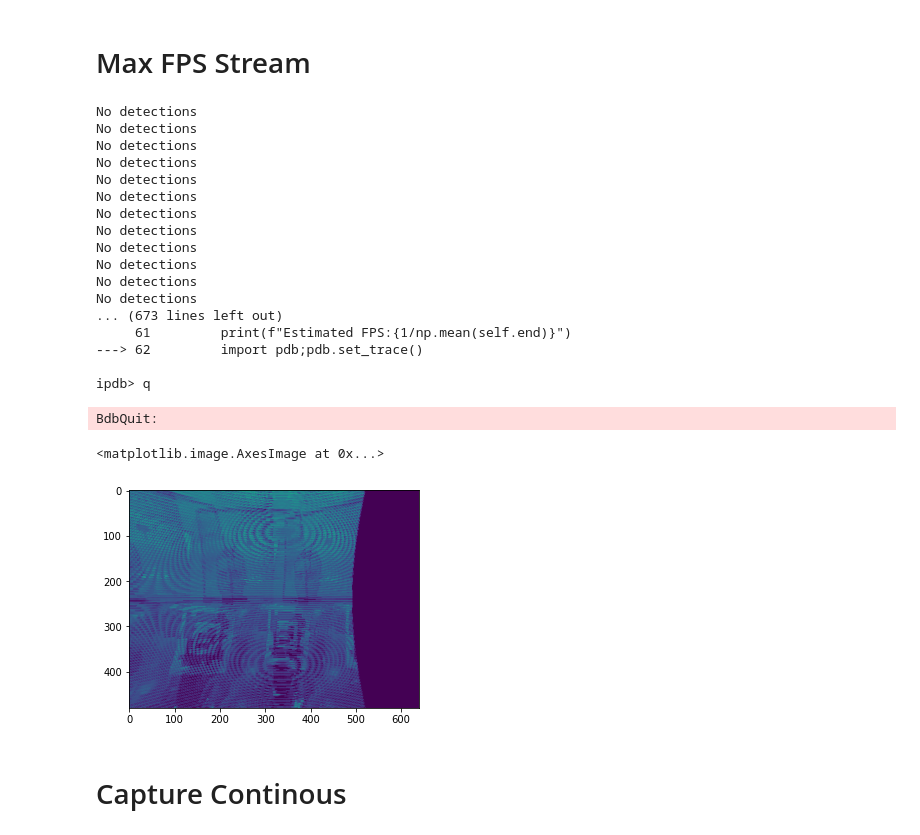
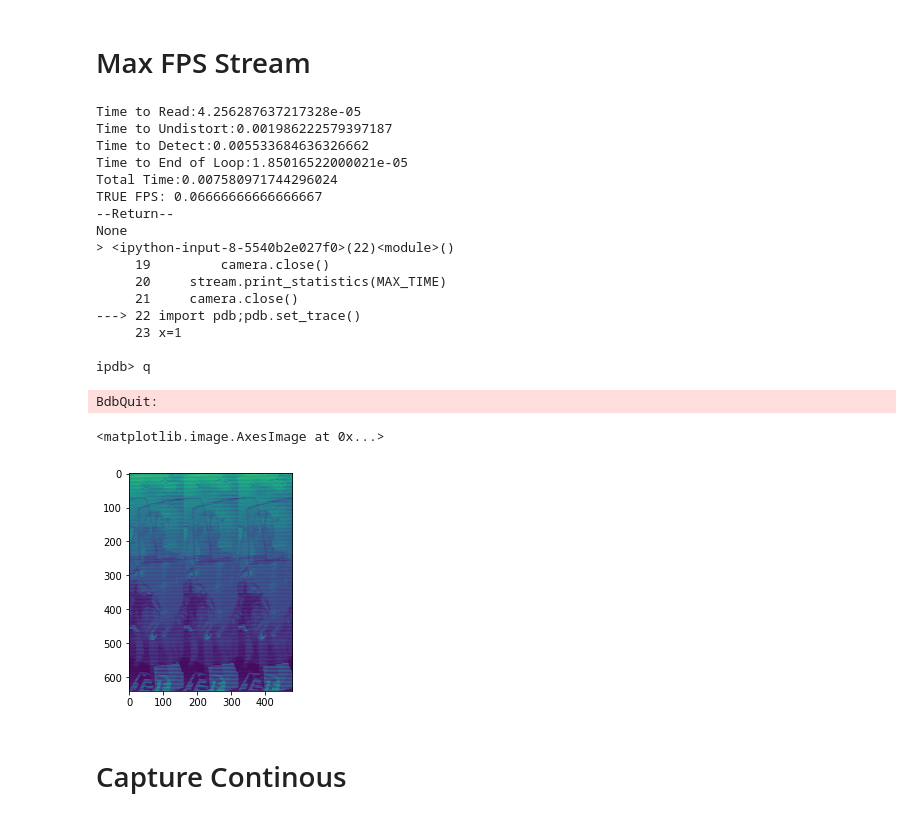
Before and after one commit to teddylew12/race_on_cv, a Jupyter notebook: Real_Time_Linux.ipynb, the cells around one changed output. Cells and saved outputs as stored; diff of their text form; code cells hidden in the pictures.

Commit message:
Some issue with the camera

```diff
--- a/Real_Time_Linux.ipynb
+++ b/Real_Time_Linux.ipynb
@@ -108,9 +108,8 @@ class Stream():
             # If no new tag detections in this frame, assume (naively) that the camera stayed in the same position
             # as the previous frame
         else:
-            self.positions = np.hstack((self.positions, self.positions[:, -1:]))
-            print("No detections")
-
+            #self.positions = np.hstack((self.positions, self.positions[:, -1:]))
+            pass
         self.end.append(time() - t1)
         self.full.append(time() - t0)
 
@@ -119,15 +118,14 @@ class Stream():
         if len(self.read) > 100:
             stop_process = True
 
-    def print_statistics(self):
+    def print_statistics(self,seconds):
 
         print(f"Time to Read:{np.mean(self.read)}")
         print(f"Time to Undistort:{np.mean(self.undist)-np.mean(self.read)}")
         print(f"Time to Detect:{np.mean(self.detect)-np.mean(self.undist)}")
         print(f"Time to End of Loop:{np.mean(self.end)-np.mean(self.detect)}")
         print(f"Total Time:{np.mean(self.end)}")
-        print(f"Estimated FPS:{1/np.mean(self.end)}")
-        import pdb;pdb.set_trace()
+        print(f"TRUE FPS: {self.positions.shape[1]/seconds}")
 # %% [markdown]
 # Max FPS Stream
 # %%
@@ -150,32 +148,33 @@ with PiCamera() as camera:
     except Exception as e:
         print(e)
         camera.close()
-    stream.print_statistics()
+    stream.print_statistics(MAX_TIME)
     camera.close()
+import pdb;pdb.set_trace()
+x=1
 # %% [output]
-No detections
-No detections
-No detections
-No detections
-No detections
-No detections
-No detections
-No detections
-No detections
-No detections
-No detections
-No detections
-... (673 lines left out)
-     61         print(f"Estimated FPS:{1/np.mean(self.end)}")
----> 62         import pdb;pdb.set_trace()
+Time to Read:4.256287637217328e-05
+Time to Undistort:0.001986222579397187
+Time to Detect:0.005533684636326662
+Time to End of Loop:1.85016522000021e-05
+Total Time:0.007580971744296024
+TRUE FPS: 0.06666666666666667
+--Return--
+None
+> <ipython-input-8-5540b2e027f0>(22)<module>()
+     19         camera.close()
+     20     stream.print_statistics(MAX_TIME)
+     21     camera.close()
+---> 22 import pdb;pdb.set_trace()
+     23 x=1
 
 ipdb> q
 BdbQuit:
 # %%
-plt.imshow(stream.frames[10])
+plt.imshow(stream.raw_frames[10])
 # %% [output]
 <matplotlib.image.AxesImage at 0x...>
-[figure, old version]
+[figure, new version]
 # %% [markdown]
 # Capture Continous
 # %%
```
Also changed, not shown: 1 other file.
